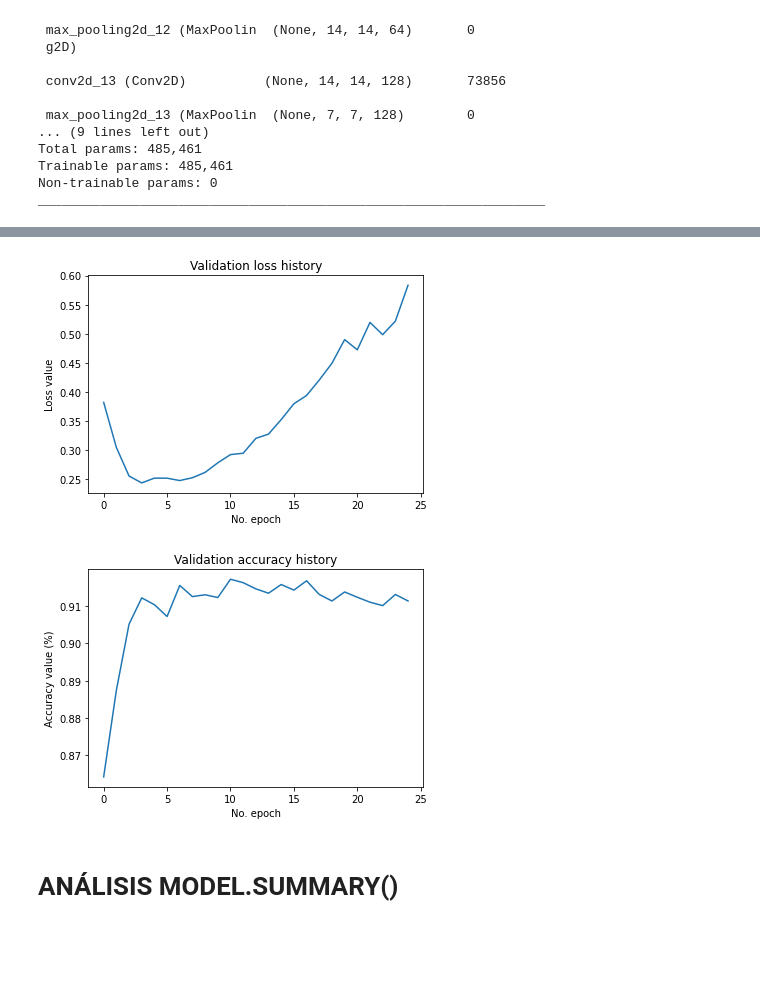
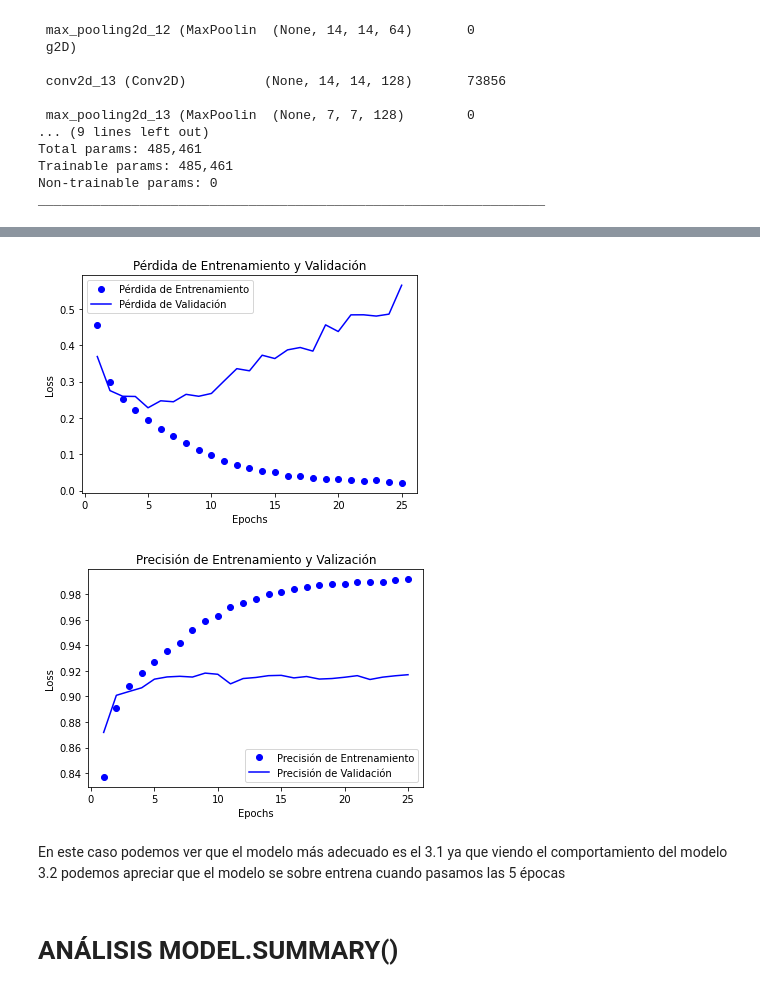
Before and after one commit to AlvaroGarcia-Cid/AA_PRACTICA2_GRUPO_7, a Jupyter notebook: AA_PRACTICA2_GRUPO_7.ipynb, the cells around one changed output, grey strips where cells are left out. Cells and saved outputs as stored; diff of their text form; code cells hidden in the pictures; blank space fills up the shorter version.

```diff
--- a/AA_PRACTICA2_GRUPO_7.ipynb
+++ b/AA_PRACTICA2_GRUPO_7.ipynb
@@ -135,0 +131,17 @@ Test loss: 0.4323307275772095 / Test accuracy: 0.847599983215332
+# %%
+def pinta_perdida_entrenamiento_validacion(historia):
+  history_dict = historia.history
+  acc = historia.history['accuracy']
+  val_acc = historia.history['val_accuracy']
+  loss = historia.history['loss']
+  val_loss = historia.history['val_loss']
+  epochs = range(1, len(acc) + 1)
+  # "bo" es para "punto azun"
+  plt.plot(epochs, loss, 'bo', label='Pérdida de Entrenamiento')
+  # "b" es para "linea continua azul"
+  plt.plot(epochs, val_loss, 'b', label='Pérdida de Validación')
+  plt.title('Pérdida de Entrenamiento y Validación')
+  plt.xlabel('Epochs')
+  plt.ylabel('Loss')
+  plt.legend()
+  plt.show()
@@ -595,20 +534,4 @@ Epoch 25/25
 # %%
-# Generamos las métricas de generalización
-score = model32.evaluate(train_images, train_labels, verbose=0)
-print(f'Test loss: {score[0]} / Test accuracy: {score[1]}')
-
-# Visualizamos history
-# Pintamos history: Pérdida
-plt.plot(history32.history['val_loss'])
-plt.title('Validation loss history')
-plt.ylabel('Loss value')
-plt.xlabel('No. epoch')
-plt.show()
-
-# Pintamos history: Precisión
-plt.plot(history32.history['val_accuracy'])
-plt.title('Validation accuracy history')
-plt.ylabel('Accuracy value (%)')
-plt.xlabel('No. epoch')
-plt.show()
+pinta_perdida_entrenamiento_validacion(history32)
+pinta_precision_entrenamiento_validacion(history32)
 # %% [output]
@@ -616,5 +538,7 @@ Test loss: 0.13235265016555786 / Test accuracy: 0.9768000245094299
-[figure, old version]
+[figure, new version]
-[figure, old version]
+[figure, new version]
+# %% [markdown]
+En este caso podemos ver que el modelo más adecuado es el 3.1 ya que viendo el comportamiento del modelo 3.2 podemos apreciar que el modelo se sobre entrena cuando pasamos las 5 épocas
 # %% [markdown]
 # ANÁLISIS MODEL.SUMMARY()
 # %% [markdown]
```
Also changed, not shown: parts of 45 cells of this notebook.
